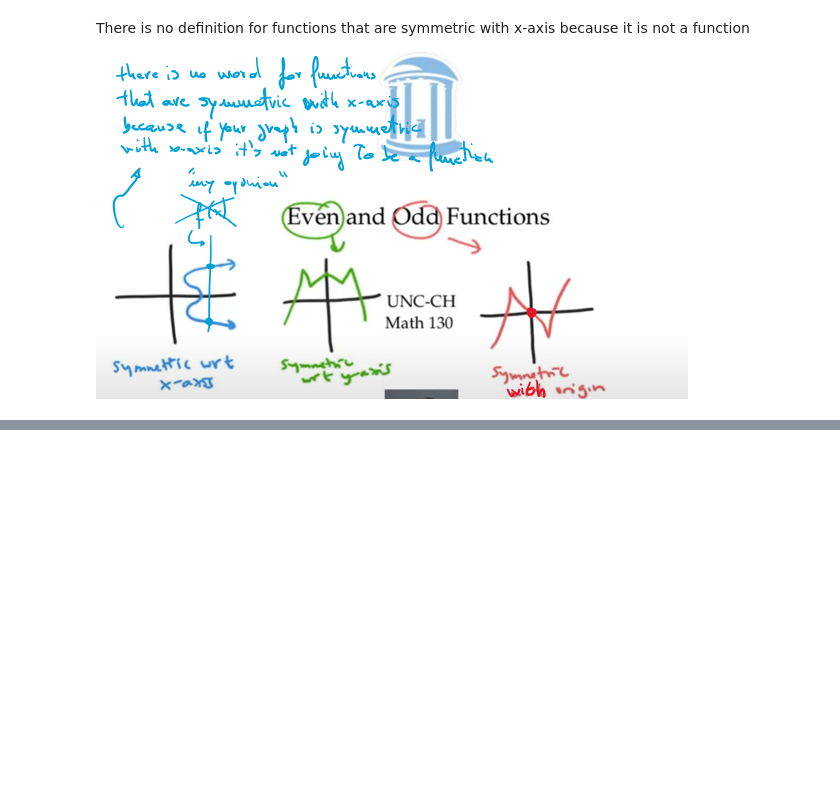
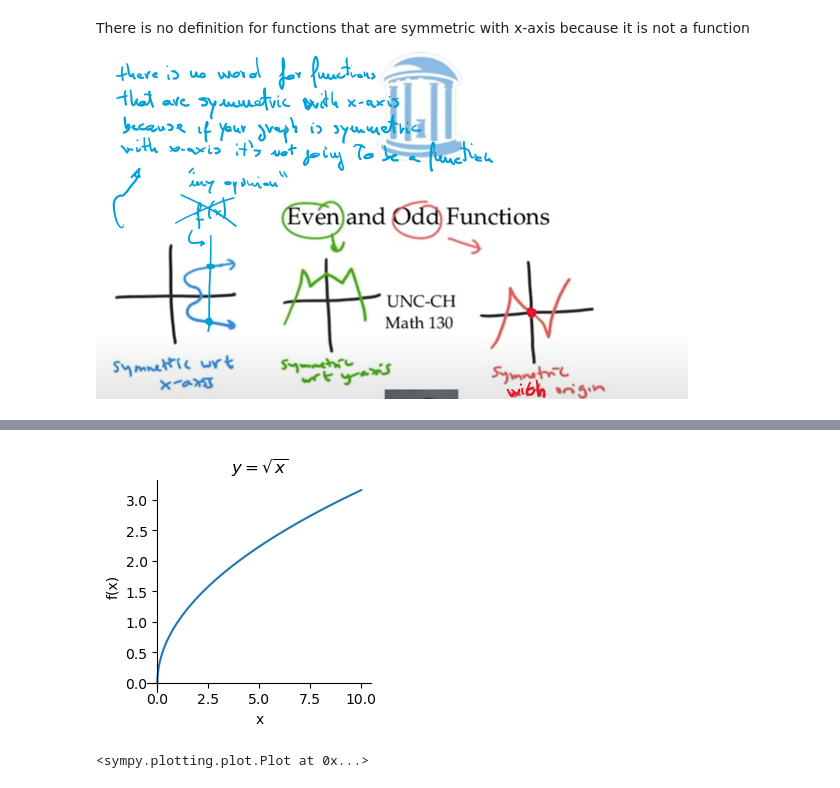
Before and after one commit to Fra0128/Symbolic-Mathematics-with-SymPy, a Jupyter notebook: 0_precalculus.ipynb, the cells around one changed output, grey strips where cells are left out. Saved outputs shown, nothing was run; the diff lists cells and outputs as text; code cells hidden in the pictures; blank space fills up the shorter version.

```diff
--- a/0_precalculus.ipynb
+++ b/0_precalculus.ipynb
@@ -134,0 +158,5 @@ There is no definition for functions that are symmetric with x-axis because it i
+# %%
+plot(sqrt(x), size=(3, 3), title='$y = \sqrt{x}$')
+# %% [output]
+[figure, added]
+<sympy.plotting.plot.Plot at 0x...>
```
Also changed, not shown: parts of 14 cells of this notebook.
